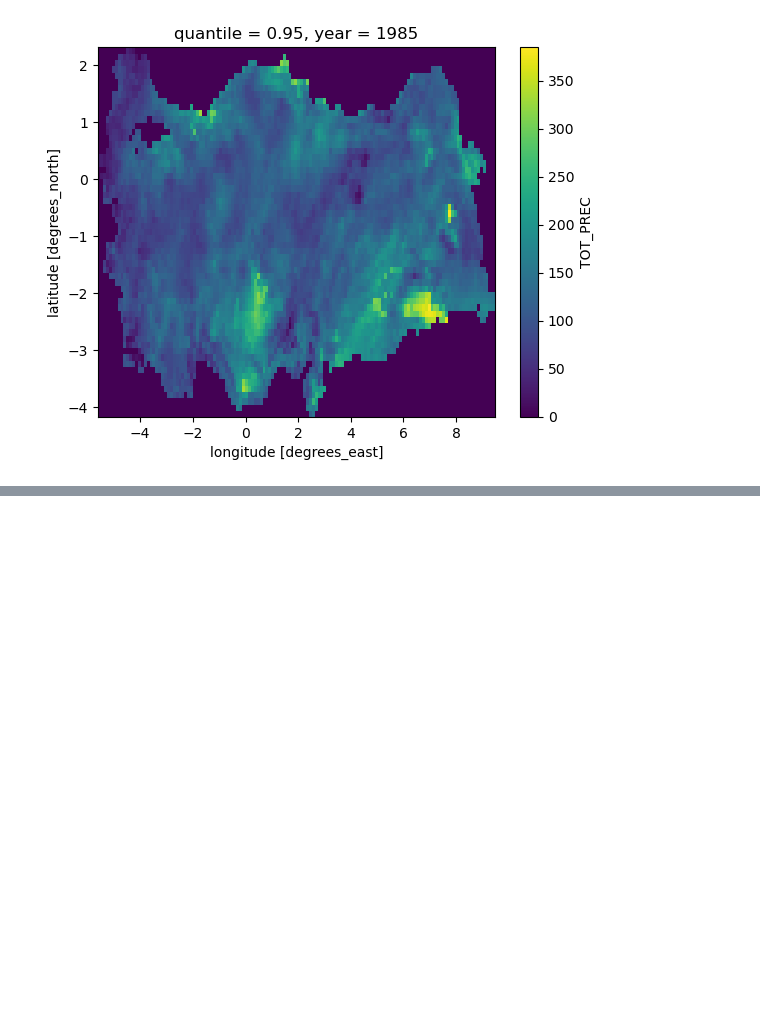
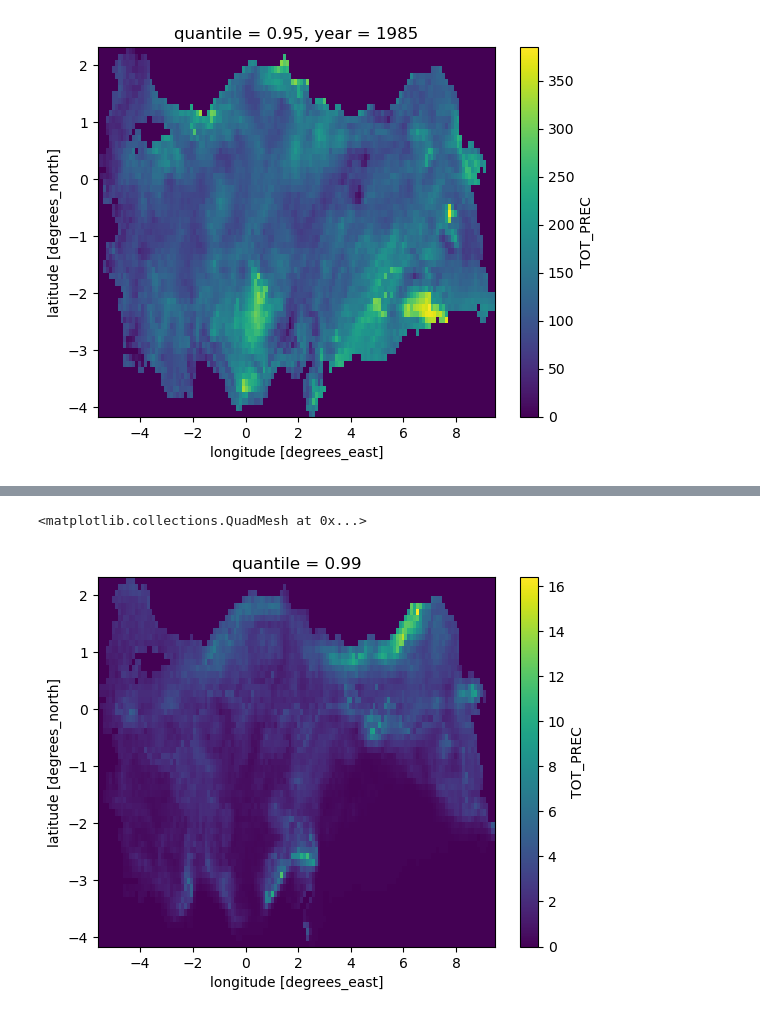
Before and after one commit to donmezkutay/msc-thesis-codes, a Jupyter notebook: BC_calculate_extreme_indices.ipynb, the cells around one changed output, grey strips where cells are left out. Drawn from its saved outputs; the diff is of its cells as text; code cells hidden in the pictures; blank space fills up the shorter version.

```diff
--- a/BC_calculate_extreme_indices.ipynb
+++ b/BC_calculate_extreme_indices.ipynb
@@ -166,0 +189,5 @@ dt_cosmo_above.to_netcdf(fr"{path_save}/cosmo/BC/BC_{bias_algo}_Tr011_MPI_RF_PR_
+# %%
+dt_cosmo.quantile(0.99, dim='time').plot()
+# %% [output]
+<matplotlib.collections.QuadMesh at 0x...>
+[figure, added]
```
Also changed, not shown: parts of 28 cells of this notebook.
